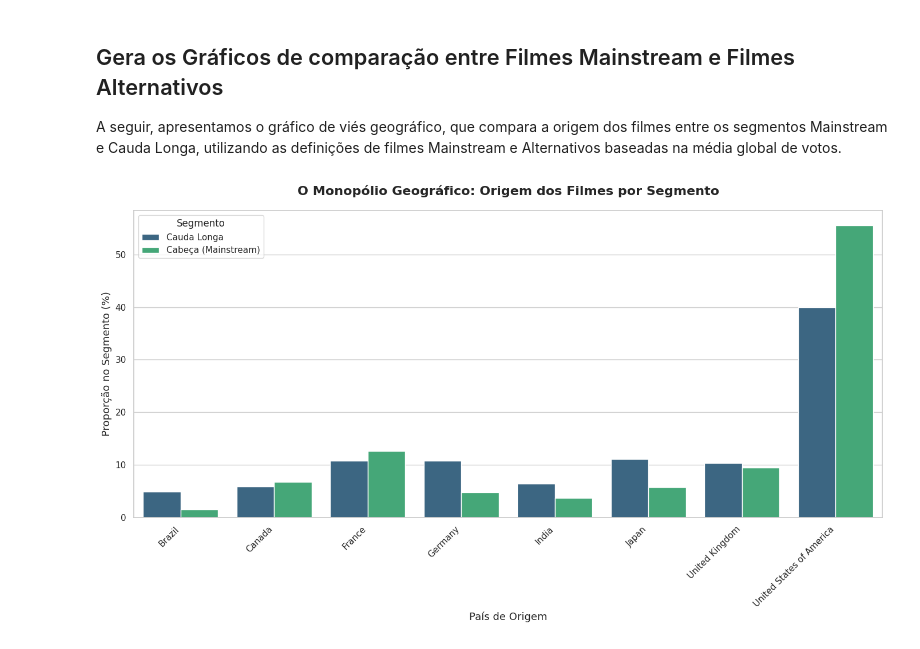
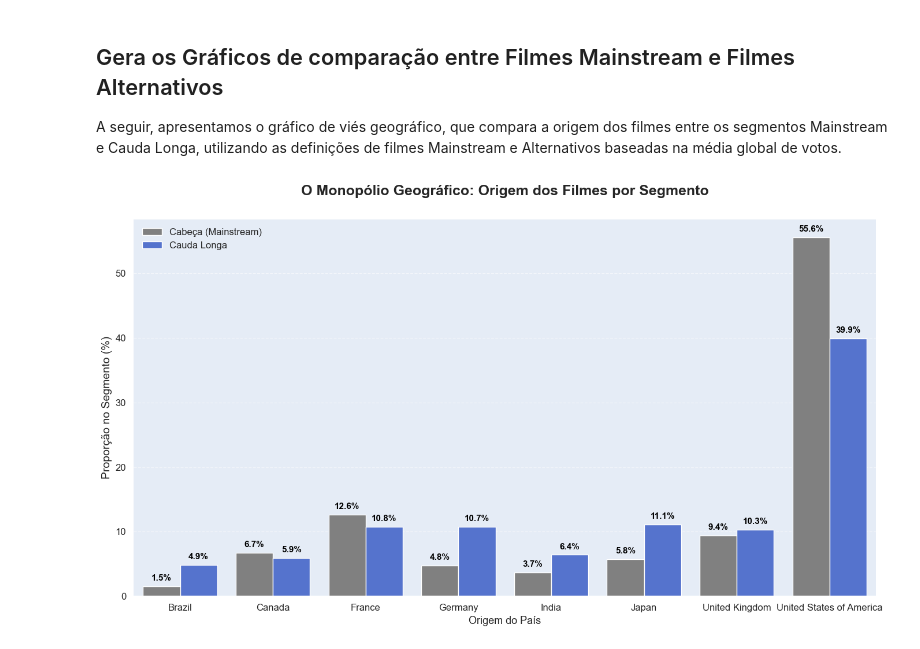
Before and after one commit to DhaviRodrigues/Projeto_PISI3_2026, a Jupyter notebook: EDA/03_analise_paises.ipynb, the cells around one changed output. Saved outputs shown, nothing was run; the diff lists cells and outputs as text; code cells hidden in the pictures.

```diff
--- a/EDA/03_analise_paises.ipynb
+++ b/EDA/03_analise_paises.ipynb
@@ -10,9 +10,7 @@ sns.set_theme(style="whitegrid")
 # 2. Ingestão e Limpeza de Dados
 Carregamento do dataset do IMDb e remoção de valores nulos, mantendo os registros com zero votos para análise da Cauda Longa profunda.
 # %%
-arquivos = [f for f in os.listdir('/content') if f.endswith('.csv')]
-caminho = '/content/' + arquivos[0]
-df = pd.read_csv(caminho, engine='python', on_bad_lines='warn')
+df = pd.read_csv('../Imdb_Movie_Dataset.csv', engine='python', on_bad_lines='warn')
 
 df.columns = [c.strip().lower() for c in df.columns]
 col_votos = 'vote_count' if 'vote_count' in df.columns else [c for c in df.columns if 'vote' in c][0]
@@ -51,9 +49,12 @@ Vamos investigar a origem geográfica dos filmes para entender se há um viés r
 
 A seguir, apresentamos o gráfico de viés geográfico, que compara a origem dos filmes entre os segmentos Mainstream e Cauda Longa, utilizando as definições de filmes Mainstream e Alternativos baseadas na média global de votos.
 # %%
+import matplotlib.pyplot as plt
+import seaborn as sns
+import pandas as pd
+
 df_geo = df.copy()
 df_geo[col_votos] = df_geo[col_votos].fillna(0)
-
 df_geo['Segmento'] = df_geo[col_votos].apply(lambda x: 'Cabeça (Mainstream)' if x >= media_global else 'Cauda Longa')
 
 def get_first_country(countries_str):
@@ -67,43 +68,75 @@ def get_first_country(countries_str):
             else:
                 return countries_list[0]
     except:
         if ',' in countries_str:
             return countries_str.split(',')[0].strip()
         return countries_str.strip()
     return None
 
 df_geo['first_country'] = df_geo['production_countries'].apply(get_first_country)
-
 df_geo = df_geo.dropna(subset=['first_country'])
-
 top_8_countries = df_geo['first_country'].value_counts().head(8).index.tolist()
-
 df_geo_filtered = df_geo[df_geo['first_country'].isin(top_8_countries)].copy()
 
 segment_counts = df_geo_filtered['Segmento'].value_counts()
-
 country_segment_counts = df_geo_filtered.groupby(['Segmento', 'first_country']).size().reset_index(name='count')
 
 data_for_plot = []
 for segment in segment_counts.index:
     total_in_segment = segment_counts[segment]
     segment_data = country_segment_counts[country_segment_counts['Segmento'] == segment].copy()
     segment_data['percentage'] = (segment_data['count'] / total_in_segment) * 100
     data_for_plot.append(segment_data)
 
 df_plot = pd.concat(data_for_plot)
 
-sns.set_theme(style='whitegrid')
+sns.set_theme(style='darkgrid')
 
-plt.figure(figsize=(14, 8))
-sns.barplot(data=df_plot, x='first_country', y='percentage', hue='Segmento', palette='viridis')
+plt.figure(figsize=(14, 8), facecolor='white')
 
-plt.title('O Monopólio Geográfico: Origem dos Filmes por Segmento', fontsize=16, fontweight='bold', pad=20)
-plt.xlabel('País de Origem', fontsize=13)
-plt.ylabel('Proporção no Segmento (%)', fontsize=13)
-plt.xticks(rotation=45, ha='right')
-plt.legend(title='Segmento', fontsize=11, title_fontsize=12)
+hue_order = ['Cabeça (Mainstream)', 'Cauda Longa']
+palette_colors = {
+    'Cabeça (Mainstream)': 'gray',
+    'Cauda Longa': 'royalblue'
+}
+
+ax = sns.barplot(
+    data=df_plot,
+    x='first_country',
+    y='percentage',
+    hue='Segmento',
+    hue_order=hue_order,
+    palette=palette_colors,
+    edgecolor='white'
+)
+
+ax.set_facecolor('#E5ECF6')
+
+plt.title('O Monopólio Geográfico: Origem dos Filmes por Segmento',
+          fontsize=18, fontweight='bold', pad=30, family='Arial')
+
+plt.xlabel('Origem do País', fontsize=13)
+plt.ylabel('Proporção no Segmento (%)', fontsize=14, family='Arial')
+
+ax.yaxis.grid(True, linestyle='--', which='major', color='white', alpha=0.5)
+ax.xaxis.grid(False)
+sns.despine(left=True, bottom=False)
+
+plt.legend(title='', fontsize=12, frameon=False, loc='upper left')
+
+plt.xticks(rotation=0, fontsize=12, family='Arial')
+plt.yticks(fontsize=12, family='Arial')
+
+for p in ax.patches:
+    if p.get_height() > 0:
+        ax.annotate(f'{p.get_height():.1f}%',
+                    (p.get_x() + p.get_width() / 2., p.get_height()),
+                    ha='center', va='center',
+                    xytext=(0, 10),
+                    textcoords='offset points',
+                    fontsize=11, fontweight='bold', color='black')
+
 plt.tight_layout()
 plt.show()
 # %% [output]
-[figure, old version]
+[figure, new version]
```
Also changed, not shown: 3 other files.
